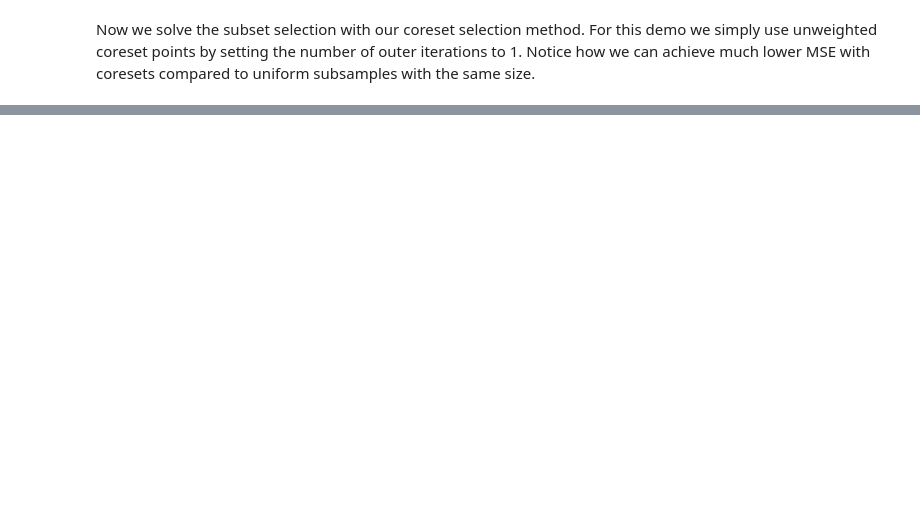
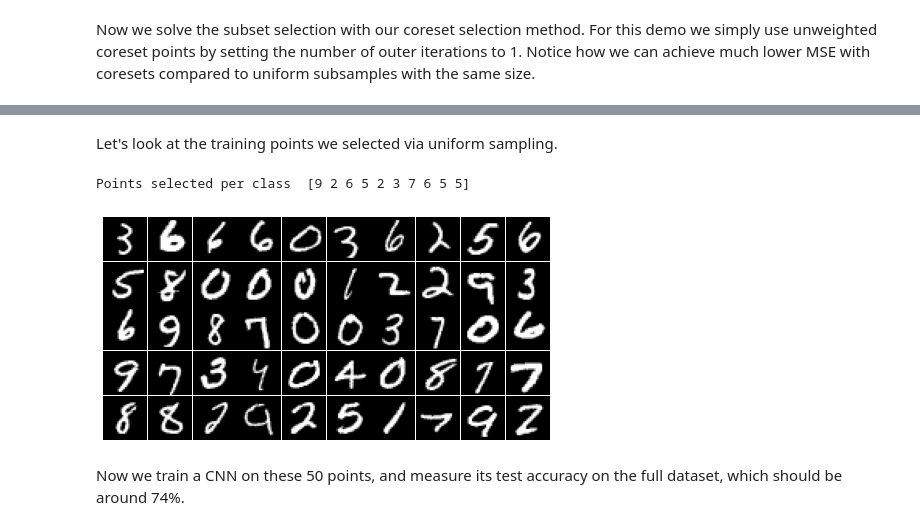
Before and after one commit to zalanborsos/bilevel_coresets, a Jupyter notebook: demo.ipynb, the cells around one changed output, grey strips where cells are left out. Cells and saved outputs as stored; diff of their text form; code cells hidden in the pictures; blank space fills up the shorter version.

```diff
--- a/demo.ipynb
+++ b/demo.ipynb
@@ -83,0 +99,50 @@ interact(solve_coreset, subset_size=widgets.IntSlider(min=5, max=30, step=1, val
+# %%
+import numpy as np
+import torch
+import torchvision.datasets as datasets
+import torchvision.transforms as transforms
+from torch.utils.data import DataLoader, Subset
+import matplotlib.pyplot as plt
+from mpl_toolkits.axes_grid1 import ImageGrid
+import torch.nn.functional as F
+
+subset_size = 50
+
+np.random.seed(0)
+torch.manual_seed(0)
+
+mnist_transforms = transforms.Compose([
+        transforms.ToTensor(),
+        transforms.Normalize((0.1307,), (0.3081,))
+    ])
+train_dataset = datasets.MNIST(root='data', train=True, transform=mnist_transforms, download=True)
+test_dataset = datasets.MNIST('data', train=False, transform=mnist_transforms)
+
+# choose random inds
+uniform_inds = np.random.choice(train_dataset.data.shape[0], subset_size, replace=False)
+uniform_subset = Subset(train_dataset, uniform_inds)
+# %% [markdown]
+Let's look at the training points we selected via uniform sampling.
+# %%
+print('Points selected per class ', np.bincount(train_dataset.targets[uniform_inds].numpy()))
+
+def plot_points(inds):
+    X = train_dataset.data[inds].numpy()
+    fig = plt.figure(figsize=(8., 13.))
+    grid = ImageGrid(fig, 111,  # similar to subplot(111)
+                 nrows_ncols=(5, len(inds) // 5),  # creates 2x2 grid of axes
+                 axes_pad=0.01,  # pad between axes in inch.
+                 )
+
+    for ax, im in zip(grid, X):
+        # Iterating over the grid returns the Axes.
+        ax.imshow(im, cmap='gray')
+        ax.axis('off')
+    plt.axis('off')
+
+plot_points(uniform_inds)
+# %% [output]
+Points selected per class  [9 2 6 5 2 3 7 6 5 5]
+[figure, added]
+# %% [markdown]
+Now we train a CNN on these 50 points, and measure its test accuracy on the full dataset, which should be around 74%.
```
Also changed, not shown: parts of 18 cells of this notebook, 3 other files.
